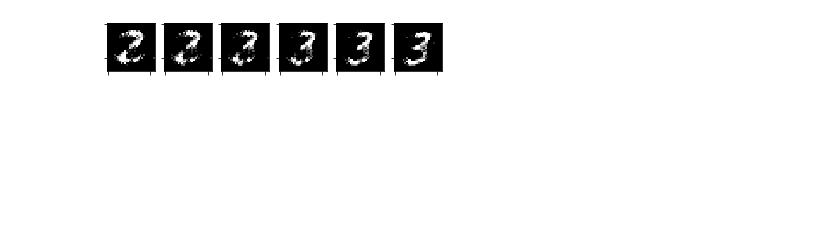
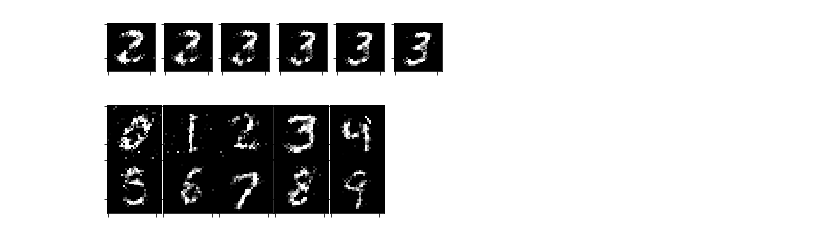
Before and after one commit to revsic/tf-alae, a Jupyter notebook: mnist_expr.ipynb, the cells around one changed output. Cells and saved outputs as stored; diff of their text form; code cells hidden in the pictures; blank space fills up the shorter version.

```diff
--- a/mnist_expr.ipynb
+++ b/mnist_expr.ipynb
@@ -48,3 +56,22 @@ for i in range(num + 1):
 plt.savefig('two2three')
 # %% [output]
 [figure]
+# %%
+cherrypicked = [37, 14, 76, 27, 20, 138, 62, 15, 41, 4 ]
+fig = plt.figure(figsize=(5, 2))
+axs = [fig.add_subplot(2, 5, i + 1) for i in range(10)]
+
+for i in range(10):
+    ax = axs[i]
+    ax.set_xticklabels([])
+    ax.set_yticklabels([])
+    ax.set_aspect('equal')
+
+    idx = cherrypicked[i]
+    latent, image = alae(trainset[idx:idx + 1].reshape(1, 784 + 10))
+    ax.imshow(np.clip(image[0, :784].numpy().reshape(28, 28), 0, 1), cmap='gray')
+
+plt.subplots_adjust(wspace=0, hspace=0)
+plt.savefig('cherrypicked')
+# %% [output]
+[figure, added]
```
Also changed, not shown: parts of 4 cells of this notebook.
